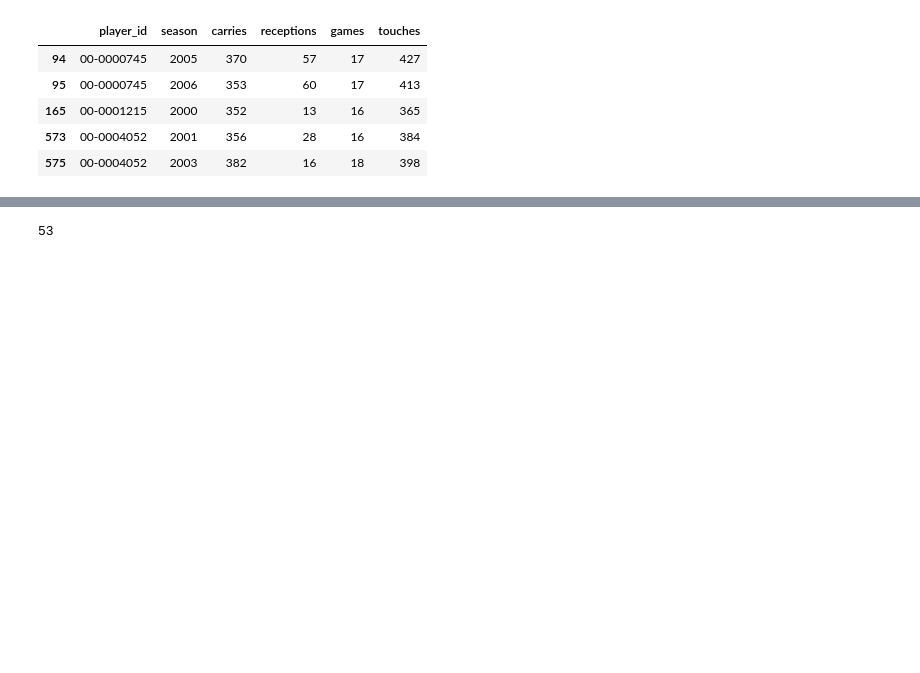
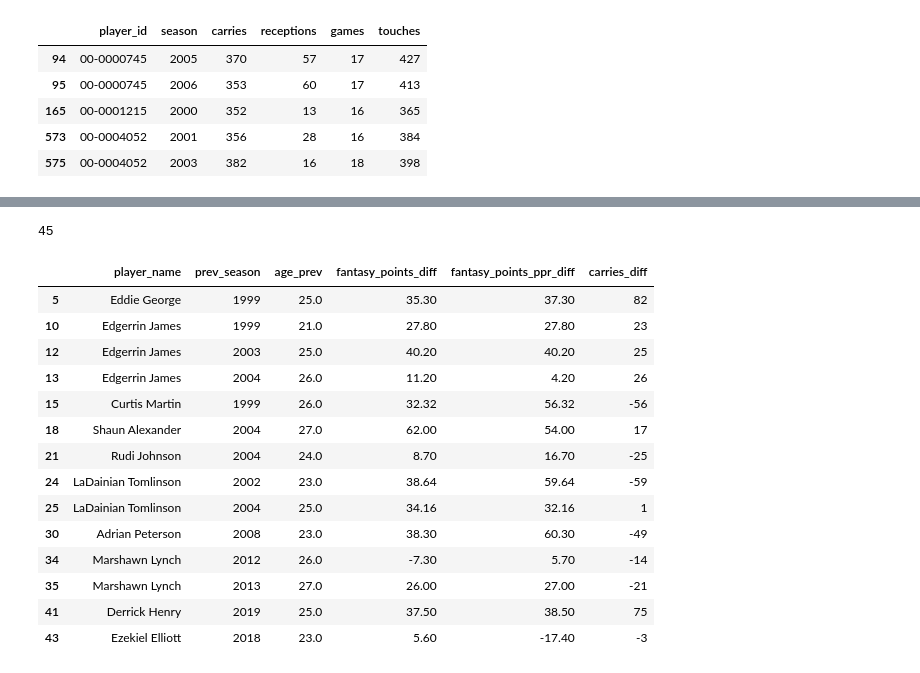
Before and after one commit to Alex-Bishka/Fantasy, a Jupyter notebook: Analysis/Notebooks/rb-workload.ipynb, the cells around one changed output, grey strips where cells are left out. Cells and saved outputs as stored; diff of their text form; code cells hidden in the pictures; blank space fills up the shorter version.

```diff
--- a/Analysis/Notebooks/rb-workload.ipynb
+++ b/Analysis/Notebooks/rb-workload.ipynb
@@ -105,3 +165,5 @@ for index, row in df_carries_over_400.iterrows():
 # %%
-rb_dict
+for row in data:
+    df_400 = pd.concat([df_400, pd.DataFrame([row])], ignore_index=True)
+df_400.head()
 # %% [output]
@@ -125,6 +175,0 @@ rb_dict
-# %%
-for (player, season) in rb_dict:
-    if rb_dict[(player, season)]:
-        print(player, season, rb_dict[(player, season)]["age"])
-        print(rb_dict[(player, season)]["fantasy_points_ppr"])
-        print()
@@ -158,4 +200,24 @@ df_carries_over_350.head()
 | 165 | 00-0001215 | 2000 | 352 | 13 | 16 | 365 |
 | 573 | 00-0004052 | 2001 | 356 | 28 | 16 | 384 |
 | 575 | 00-0004052 | 2003 | 382 | 16 | 18 | 398 |
+# %%
+columns = [
+    "player_name",
+    "prev_season",
+    "next_season",
+    "age_prev",
+    "age_next",
+    "games_diff",
+    "fantasy_points_ppr_diff",
+    "fantasy_points_diff",
+    "carries_diff",
+    "rushing_yards",
+    "rushing_tds",
+    "rushing_first_downs",
+    "receptions",
+    "receiving_yards",
+    "receiving_tds"
+]
+
+df_350 = pd.DataFrame(columns=columns)
 # %%
@@ -195,3 +296,5 @@ for index, row in df_carries_over_350.iterrows():
 # %%
-rb_dict_350
+for row in data:
+    df_350 = pd.concat([df_350, pd.DataFrame([row])], ignore_index=True)
+df_350.head()
 # %% [output]
@@ -269,4 +306,0 @@ Derrick Henry 2019 (25.0, 26.0)
-# %%
-print(len(rb_dict_350.keys()))
-# %% [output]
-53
@@ -276,0 +307,23 @@ df_merged_one.query("player_name == 'Marshawn Lynch'")
+# %%
+len(df_350)
+# %% [output]
+45
+# %%
+df_350.query("fantasy_points_diff > 0 or fantasy_points_ppr_diff > 0")[["player_name", "prev_season", "age_prev",
+                                                                        "fantasy_points_diff", "fantasy_points_ppr_diff", "carries_diff"]]
+# %% [output]
+|  | player_name | prev_season | age_prev | fantasy_points_diff | fantasy_points_ppr_diff | carries_diff |
+| 5 | Eddie George | 1999 | 25.0 | 35.30 | 37.30 | 82 |
+| 10 | Edgerrin James | 1999 | 21.0 | 27.80 | 27.80 | 23 |
+| 12 | Edgerrin James | 2003 | 25.0 | 40.20 | 40.20 | 25 |
+| 13 | Edgerrin James | 2004 | 26.0 | 11.20 | 4.20 | 26 |
+| 15 | Curtis Martin | 1999 | 26.0 | 32.32 | 56.32 | -56 |
+| 18 | Shaun Alexander | 2004 | 27.0 | 62.00 | 54.00 | 17 |
+| 21 | Rudi Johnson | 2004 | 24.0 | 8.70 | 16.70 | -25 |
+| 24 | LaDainian Tomlinson | 2002 | 23.0 | 38.64 | 59.64 | -59 |
+| 25 | LaDainian Tomlinson | 2004 | 25.0 | 34.16 | 32.16 | 1 |
+| 30 | Adrian Peterson | 2008 | 23.0 | 38.30 | 60.30 | -49 |
+| 34 | Marshawn Lynch | 2012 | 26.0 | -7.30 | 5.70 | -14 |
+| 35 | Marshawn Lynch | 2013 | 27.0 | 26.00 | 27.00 | -21 |
+| 41 | Derrick Henry | 2019 | 25.0 | 37.50 | 38.50 | 75 |
+| 43 | Ezekiel Elliott | 2018 | 23.0 | 5.60 | -17.40 | -3 |
```
Also changed, not shown: parts of 20 cells of this notebook, 2 other files.
